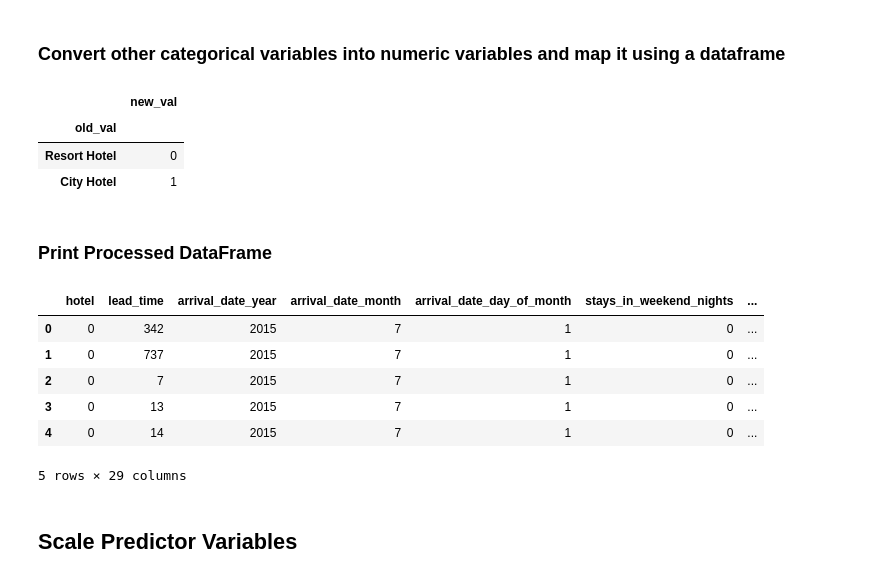
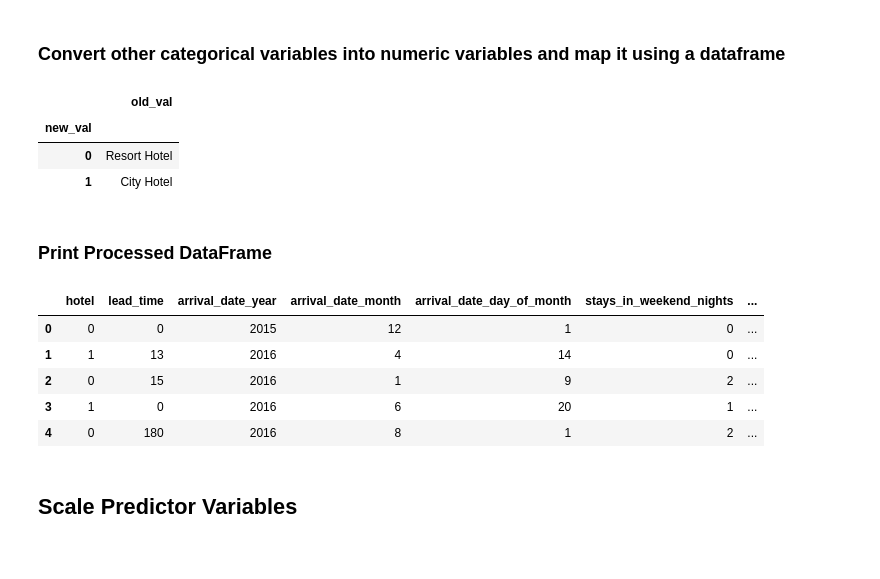
Before and after one commit to ajaivasudeve/jupyter_notebooks, a Jupyter notebook: hotel_booking/hotel_booking.ipynb, the cells around one changed output. Saved outputs shown, nothing was run; the diff lists cells and outputs as text; code cells hidden in the pictures.

Commit message:
hotel_booking: refinements

```diff
--- a/hotel_booking/hotel_booking.ipynb
+++ b/hotel_booking/hotel_booking.ipynb
@@ -7,6 +7,7 @@ import pandas as pd
 
 full_data = pd.read_csv('data.csv')
 # %%
+pd.set_option('display.max_columns', 0)
 full_data.head()
 # %% [output]
 |  | hotel | is_canceled | lead_time | arrival_date_year | arrival_date_month | arrival_date_week_number | ... |
@@ -76,7 +76,8 @@ clean_data['company'].fillna(value=0, inplace=True)
 # %% [markdown]
 ### Make a copy
 # %%
-data = clean_data.copy()
+#data = clean_data.copy()
+data = clean_data.sample(n=10000)
 data.index = range(len(data))
 # %% [markdown]
 ### Convert month name to month number
@@ -88,32 +89,32 @@ data.arrival_date_month = data.arrival_date_month.map(month_map)
 # %%
 cat_list = [column for column in data.columns if data[column].dtype == 'object']
 cat_map = pd.DataFrame(columns=['variable', 'old_val', 'new_val'])
 
 for cat in cat_list:
     cat_val = pd.Series(data[cat].unique())
     for _val in range(len(cat_val)):
         cat_dict = pd.Series({'variable' : cat, 'old_val' : cat_val[_val], 'new_val' : _val})
         cat_map = pd.concat([cat_map, cat_dict.to_frame().T], ignore_index=True)
         data[cat] = data[cat].replace(cat_val[_val], _val)
-cat_map.set_index(['variable', 'old_val'], inplace=True)
+
+cat_map.set_index(['variable', 'new_val'], inplace=True)
 cat_map.loc["hotel"]
 # %% [output]
-|  | new_val |
-| old_val |  |
-| Resort Hotel | 0 |
-| City Hotel | 1 |
+|  | old_val |
+| new_val |  |
+| 0 | Resort Hotel |
+| 1 | City Hotel |
 # %% [markdown]
 ### Print Processed DataFrame
 # %%
 data.head()
 # %% [output]
 |  | hotel | lead_time | arrival_date_year | arrival_date_month | arrival_date_day_of_month | stays_in_weekend_nights | ... |
-| 0 | 0 | 342 | 2015 | 7 | 1 | 0 | ... |
-| 1 | 0 | 737 | 2015 | 7 | 1 | 0 | ... |
-| 2 | 0 | 7 | 2015 | 7 | 1 | 0 | ... |
-| 3 | 0 | 13 | 2015 | 7 | 1 | 0 | ... |
-| 4 | 0 | 14 | 2015 | 7 | 1 | 0 | ... |
+| 0 | 0 | 0 | 2015 | 12 | 1 | 0 | ... |
+| 1 | 1 | 13 | 2016 | 4 | 14 | 0 | ... |
+| 2 | 0 | 15 | 2016 | 1 | 9 | 2 | ... |
+| 3 | 1 | 0 | 2016 | 6 | 20 | 1 | ... |
+| 4 | 0 | 180 | 2016 | 8 | 1 | 2 | ... |
-5 rows × 29 columns
 # %% [markdown]
 ## Scale Predictor Variables
 # %%
```
Also changed, not shown: parts of 22 cells of this notebook.
